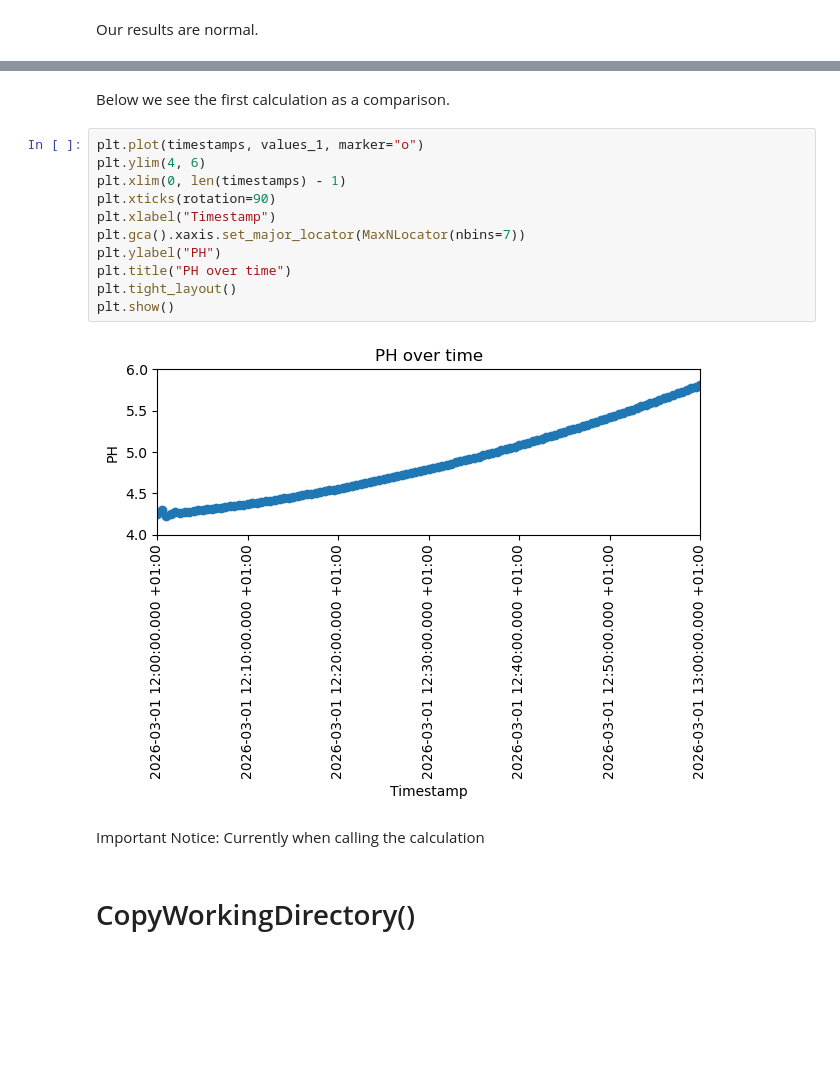
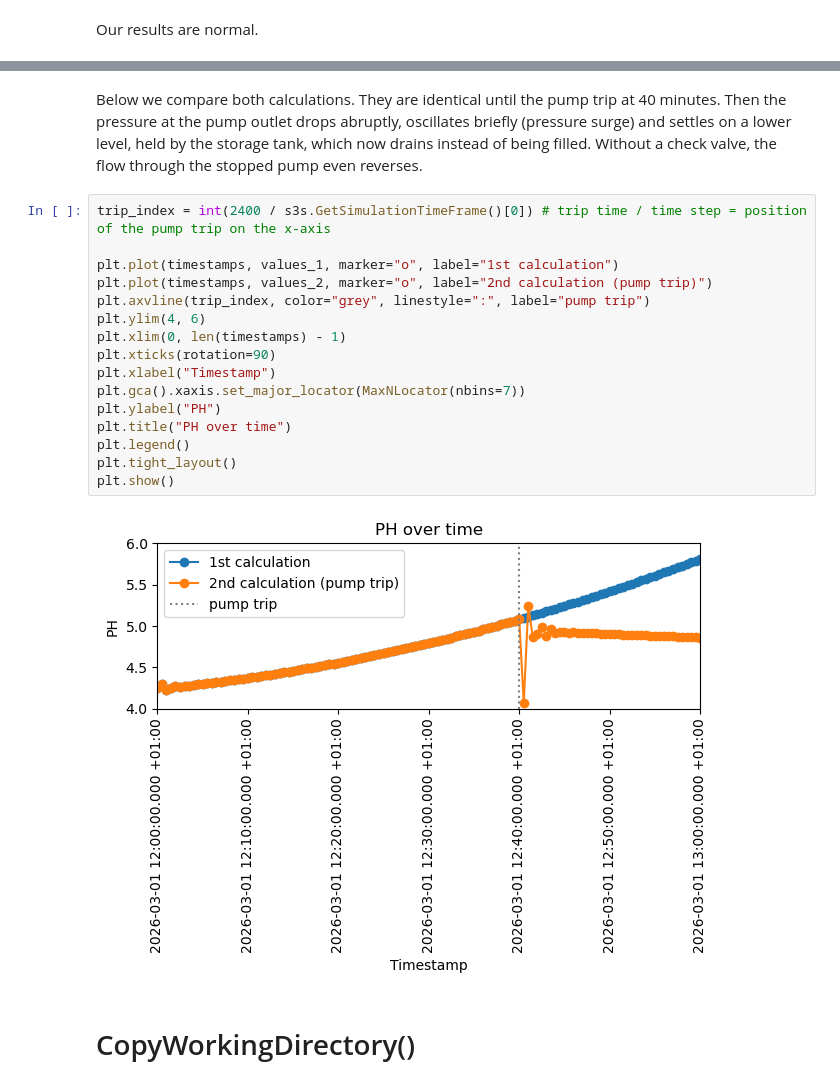
Before and after one commit to 3SConsult/sir3stoolkit, a Jupyter notebook: docs/source/tutorials/SIR3S_Model/Tutorial010_Assets/ToolkitTutorial010.ipynb, the cells around one changed output, grey strips where cells are left out. Cells and saved outputs as stored; diff of their text form; blank space fills up the shorter version.

```diff
--- a/docs/source/tutorials/SIR3S_Model/Tutorial010_Assets/ToolkitTutorial010.ipynb
+++ b/docs/source/tutorials/SIR3S_Model/Tutorial010_Assets/ToolkitTutorial010.ipynb
@@ -440,20 +447,23 @@ plt.show()
 # %% [markdown]
-Below we see the first calculation as a comparison.
+Below we compare both calculations. They are identical until the pump trip at 40 minutes. Then the pressure at the pump outlet drops abruptly, oscillates briefly (pressure surge) and settles on a lower level, held by the storage tank, which now drains instead of being filled. Without a check valve, the flow through the stopped pump even reverses.
 # %%
-plt.plot(timestamps, values_1, marker="o")
+trip_index = int(2400 / s3s.GetSimulationTimeFrame()[0]) # trip time / time step = position of the pump trip on the x-axis
+
+plt.plot(timestamps, values_1, marker="o", label="1st calculation")
+plt.plot(timestamps, values_2, marker="o", label="2nd calculation (pump trip)")
+plt.axvline(trip_index, color="grey", linestyle=":", label="pump trip")
 plt.ylim(4, 6)
 plt.xlim(0, len(timestamps) - 1)
 plt.xticks(rotation=90)
 plt.xlabel("Timestamp")
 plt.gca().xaxis.set_major_locator(MaxNLocator(nbins=7))
 plt.ylabel("PH")
 plt.title("PH over time")
+plt.legend()
 plt.tight_layout()
 plt.show()
 # %% [output]
-[figure, old version]
+[figure, new version]
-# %% [markdown]
-Important Notice: Currently when calling the calculation
 # %% [markdown]
 # CopyWorkingDirectory()
 # %% [markdown]
```
Also changed, not shown: parts of 27 cells of this notebook, 34 other files.
